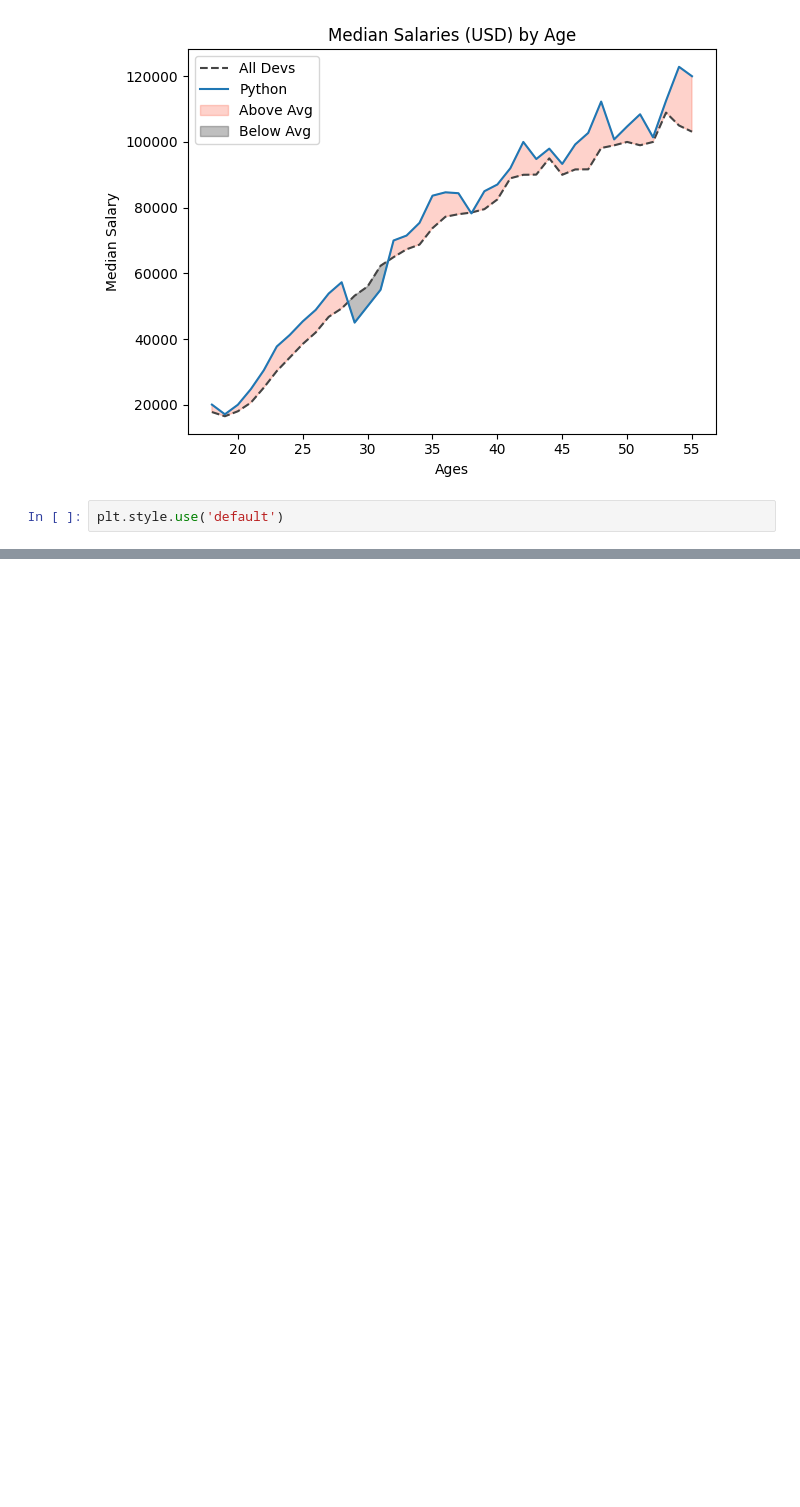
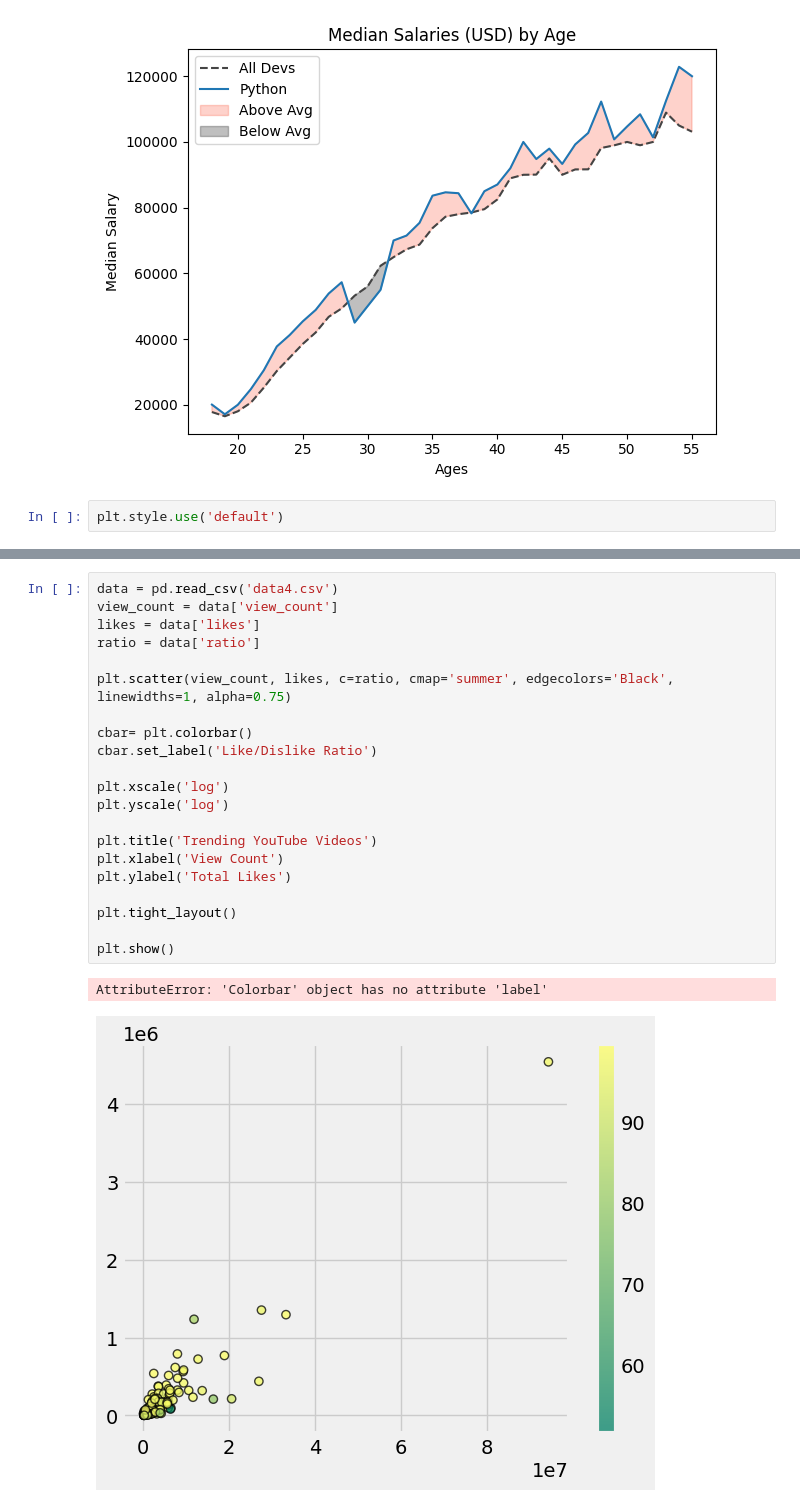
Before and after one commit to shruti-1102/zero-to-analyst, a Jupyter notebook: mpl-tut.ipynb, the cells around one changed output, grey strips where cells are left out. Drawn from its saved outputs; the diff is of its cells as text; blank space fills up the shorter version.

```diff
--- a/mpl-tut.ipynb
+++ b/mpl-tut.ipynb
@@ -181,0 +192,24 @@ plt.show()
+# %%
+data = pd.read_csv('data4.csv')
+view_count = data['view_count']
+likes = data['likes']
+ratio = data['ratio']
+
+plt.scatter(view_count, likes, c=ratio, cmap='summer', edgecolors='Black', linewidths=1, alpha=0.75)
+
+cbar= plt.colorbar()
+cbar.set_label('Like/Dislike Ratio')
+
+plt.xscale('log')
+plt.yscale('log')
+
+plt.title('Trending YouTube Videos')
+plt.xlabel('View Count')
+plt.ylabel('Total Likes')
+
+plt.tight_layout()
+
+plt.show()
+# %% [output]
+AttributeError: 'Colorbar' object has no attribute 'label'
+[figure, added]
```
Also changed, not shown: parts of 1 cell of this notebook, 2 other files.
